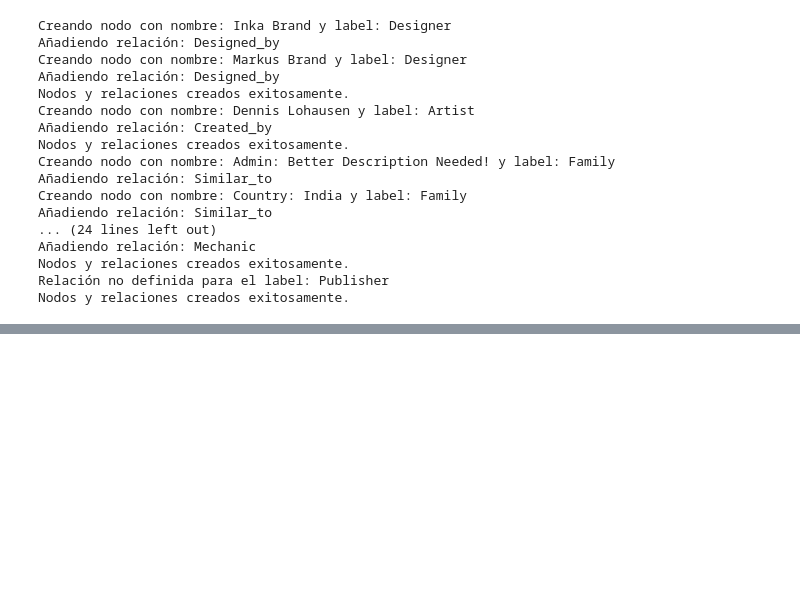
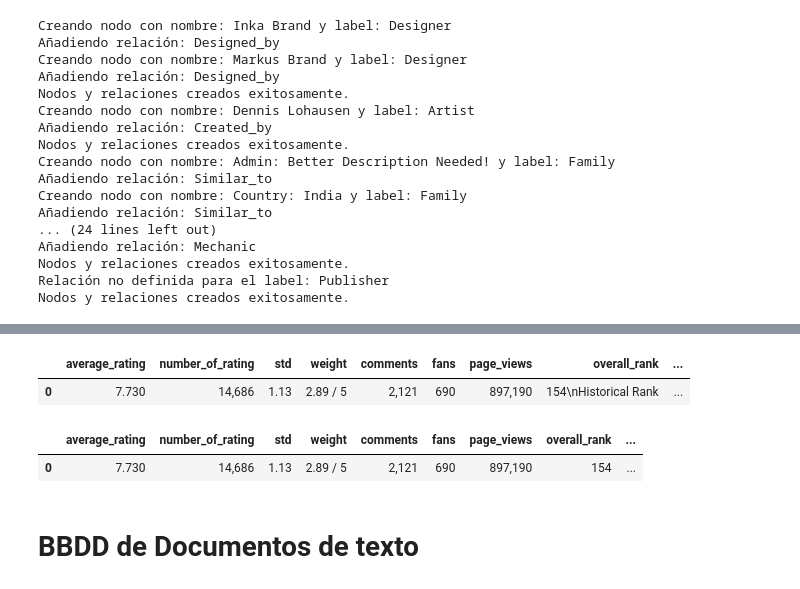
Before and after one commit to bpace1/RAG-RajasOfTheGanges, a Jupyter notebook: TP2-Final/Tp2_PaceBruno.ipynb, the cells around one changed output, grey strips where cells are left out. Drawn from its saved outputs; the diff is of its cells as text; code cells hidden in the pictures; blank space fills up the shorter version.

```diff
--- a/TP2-Final/Tp2_PaceBruno.ipynb
+++ b/TP2-Final/Tp2_PaceBruno.ipynb
@@ -424,0 +423,45 @@ plot_graph(graph)
+# %%
+columns_renamed: dict[str, str] = {
+    'Avg. Rating': 'average_rating',
+    'No. of Ratings': 'number_of_rating',
+    'Std. Deviation' : 'std',
+    'Weight' : 'weight',
+    'Comments' : 'comments',
+    'Fans' : 'fans',
+    'Page Views' : 'page_views',
+    'Overall Rank': 'overall_rank',
+    'Strategy Rank' : 'strategy_rank',
+    'All Time Plays' : 'all_time_plays',
+    'This Month' : 'this_month',
+    'Own': 'own',
+    'Prev. Owned' : 'owned_no_longer',
+    'For Trade' : 'items_for_trade',
+    'Want In Trade' : 'items_want_in_trade',
+    'Wishlist' : 'wishlist',
+    'Has Parts' :'people_who_has_parts_to_exchange',
+    'Want Parts' : 'people_who_want_parts_to_exchange'
+
+}
+
+df_stats_renamed = pd.DataFrame(df_stats.rename(columns=columns_renamed))
+df_stats_renamed
+# %% [output]
+|  | average_rating | number_of_rating | std | weight | comments | fans | page_views | overall_rank | ... |
+| 0 | 7.730 | 14,686 | 1.13 | 2.89 / 5 | 2,121 | 690 | 897,190 | 154\nHistorical Rank | ... |
+# %%
+columns_with_noise: list[str] = ['items_for_trade','overall_rank','strategy_rank','items_want_in_trade']
+
+def delete_noise(column: str) -> str:
+  return column[:3]
+
+df_stats_final = df_stats_renamed.copy()
+
+for column in columns_with_noise:
+  df_stats_final[column] = df_stats_final[column].apply(delete_noise)
+
+df_stats_final
+# %% [output]
+|  | average_rating | number_of_rating | std | weight | comments | fans | page_views | overall_rank | ... |
+| 0 | 7.730 | 14,686 | 1.13 | 2.89 / 5 | 2,121 | 690 | 897,190 | 154 | ... |
+# %% [markdown]
+# BBDD de Documentos de texto
```
Also changed, not shown: parts of 9 cells of this notebook.
